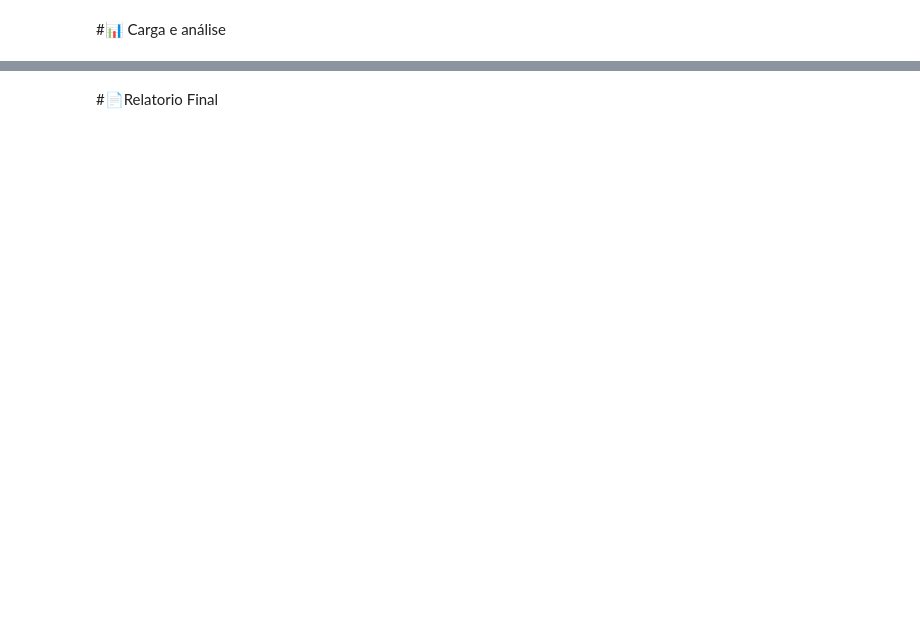
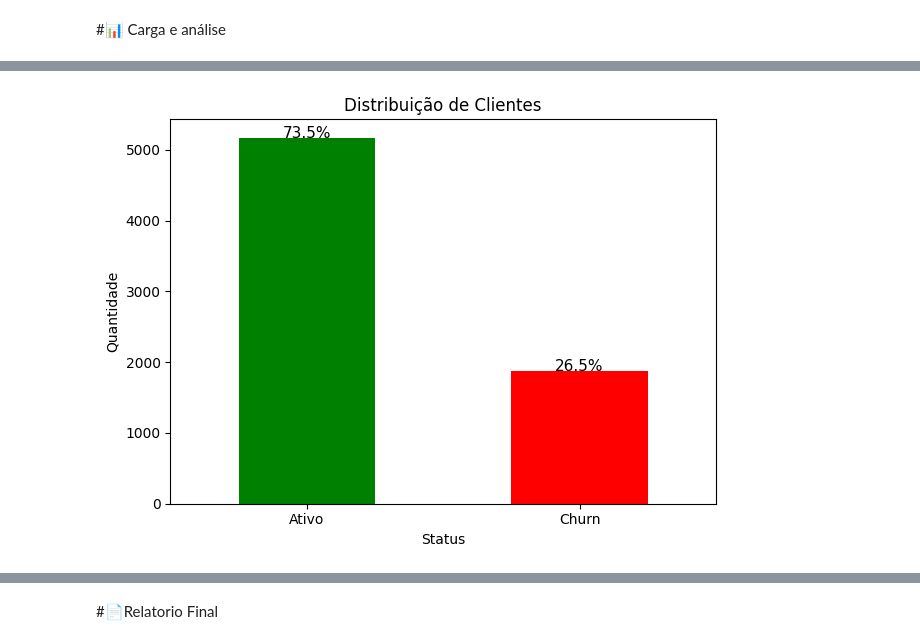
Before and after one commit to silverio1e99/TelecomX, a Jupyter notebook: TelecomX_BR.ipynb, the cells around one changed output, grey strips where cells are left out. Saved outputs shown, nothing was run; the diff lists cells and outputs as text; code cells hidden in the pictures; blank space fills up the shorter version.

```diff
--- a/TelecomX_BR.ipynb
+++ b/TelecomX_BR.ipynb
@@ -8,0 +245,6 @@ import pandas as pd
+# %%
+dados_normalizado['Dependents'] = dados_normalizado['Dependents'].replace({'Yes': 1, 'No': 0})
+# %%
+dados_normalizado['PhoneService'] = dados_normalizado['PhoneService'].replace({'Yes': 1, 'No': 0})
+# %%
+dados_normalizado['PaperlessBilling'] = dados_normalizado['PaperlessBilling'].replace({'Yes': 1, 'No': 0}).astype('int')
@@ -8,0 +287,2 @@ import pandas as pd
+# %%
+dados_normalizado['Churn'] = dados_normalizado['Churn'].astype('int')
@@ -10,0 +373,25 @@ import pandas as pd
+# %%
+# Contagem de valores 0 e 1 na coluna A
+contagem = dados_normalizado['Churn'].value_counts().rename({1: 'Churn', 0: 'Ativo'})
+
+# Geração do gráfico
+ax = contagem.plot(kind='bar', color=['green', 'red'])
+
+# Total de linhas (para calcular porcentagem)
+total = contagem.sum()
+
+# Adicionar porcentagens nas barras
+for i, valor in enumerate(contagem):
+    porcentagem = (valor / total) * 100
+    ax.text(i, valor + 0.4, f'{porcentagem:.1f}%', ha='center', fontsize=11)
+
+# Personalizando o gráfico
+plt.title('Distribuição de Clientes')
+plt.ylabel('Quantidade')
+plt.xlabel('Status')
+plt.xticks(rotation=0)
+plt.tight_layout()
+
+plt.show()
+# %% [output]
+[figure, added]
```
Also changed, not shown: parts of 104 cells of this notebook, 27 other files.
